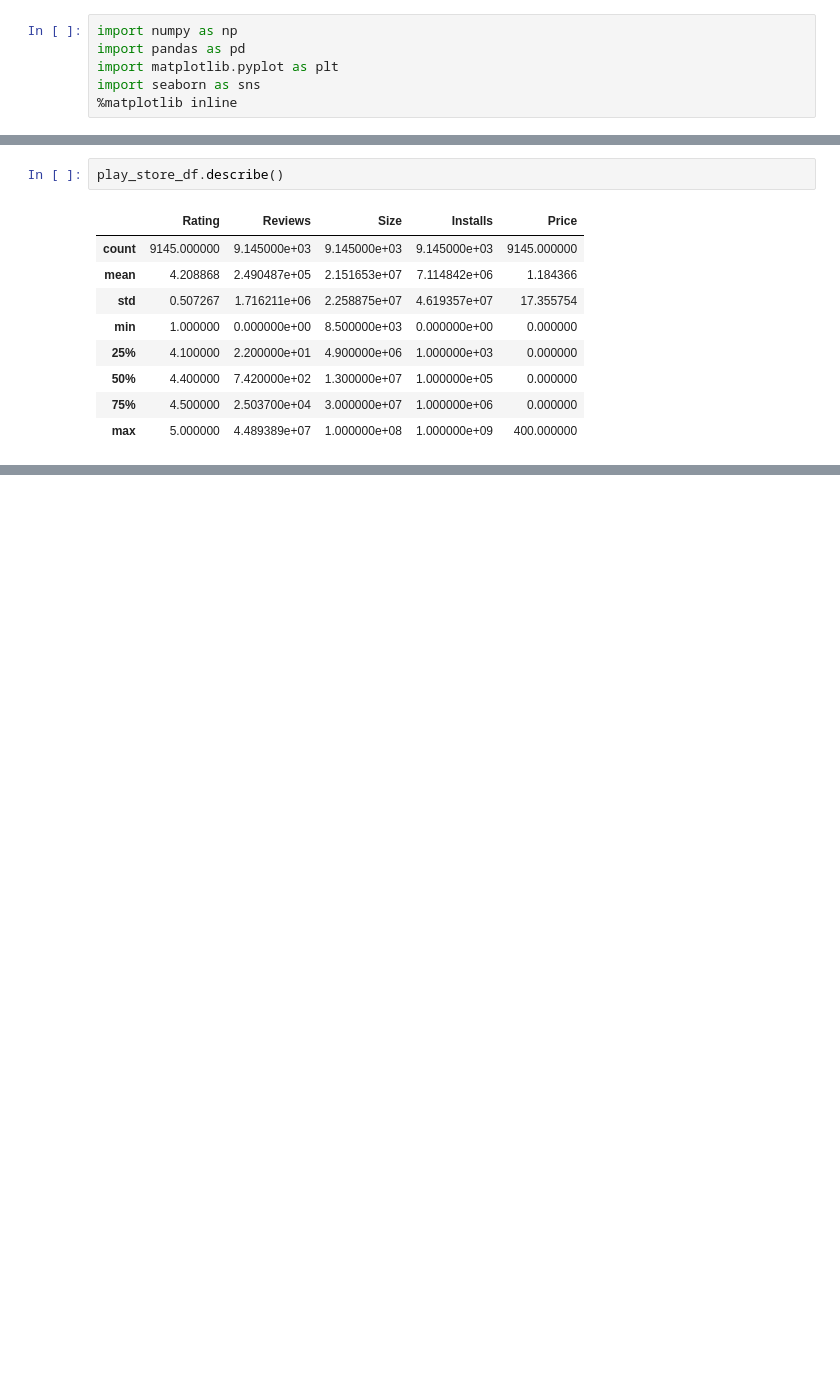
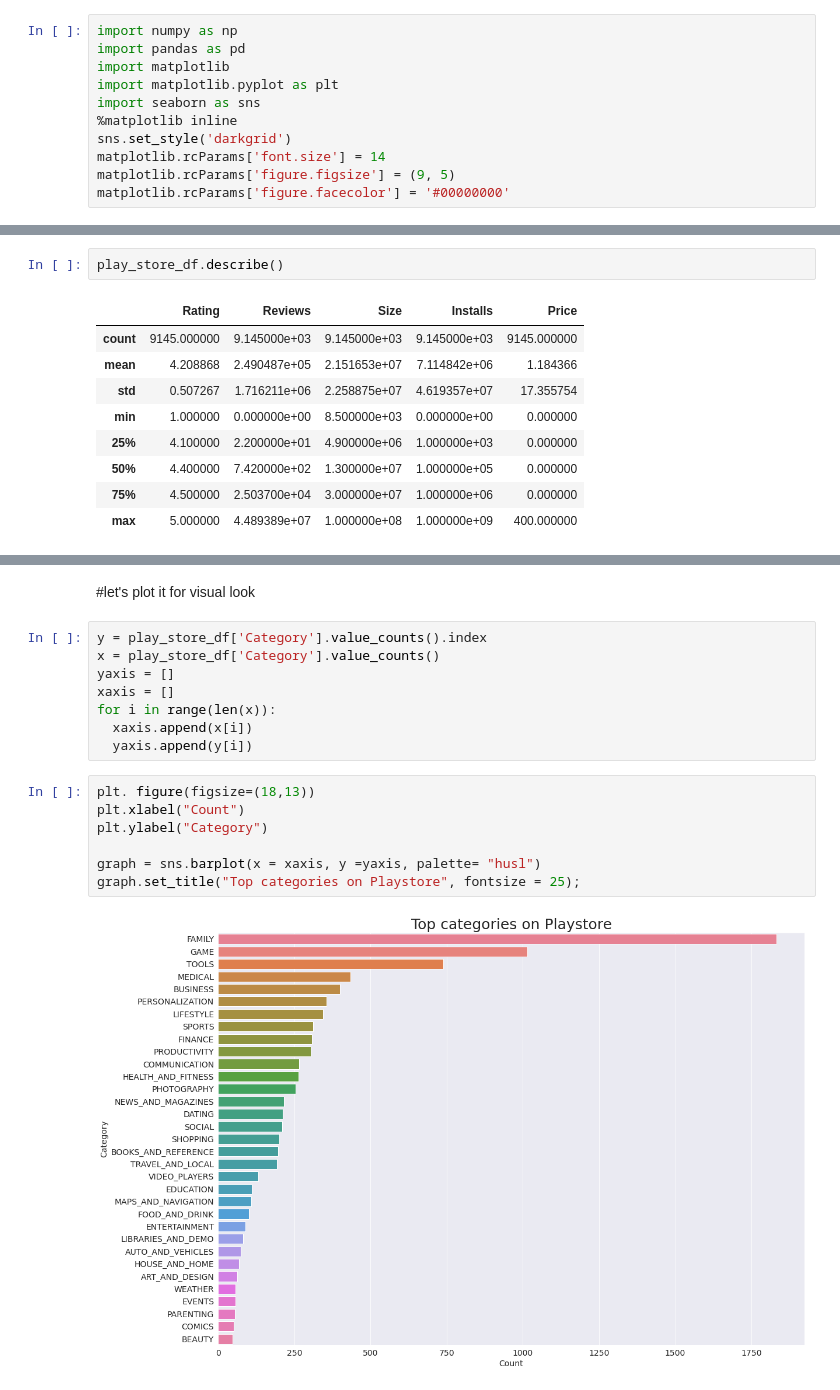
Before and after one commit to pdpranavkumar/Machine-Learning-Models, a Jupyter notebook: Play_Store_App_Review_Analysis_Pranav_Dhabale_Capstone_Project.ipynb, the cells around one changed output, grey strips where cells are left out. Saved outputs shown, nothing was run; the diff lists cells and outputs as text; blank space fills up the shorter version.

```diff
--- a/Play_Store_App_Review_Analysis_Pranav_Dhabale_Capstone_Project.ipynb
+++ b/Play_Store_App_Review_Analysis_Pranav_Dhabale_Capstone_Project.ipynb
@@ -11,9 +11,14 @@
 # %%
 import numpy as np
 import pandas as pd
+import matplotlib
 import matplotlib.pyplot as plt
 import seaborn as sns
 %matplotlib inline
+sns.set_style('darkgrid')
+matplotlib.rcParams['font.size'] = 14
+matplotlib.rcParams['figure.figsize'] = (9, 5)
+matplotlib.rcParams['figure.facecolor'] = '#00000000'
 # %% [markdown]
 #First we have to mount the data  store.
 # %%
@@ -413,0 +461,19 @@ play_store_df.describe()
+# %% [markdown]
+#let's plot it for visual look
+# %%
+y = play_store_df['Category'].value_counts().index
+x = play_store_df['Category'].value_counts()
+yaxis = []
+xaxis = []
+for i in range(len(x)):
+  xaxis.append(x[i])
+  yaxis.append(y[i])
+# %%
+plt. figure(figsize=(18,13))
+plt.xlabel("Count")
+plt.ylabel("Category")
+
+graph = sns.barplot(x = xaxis, y =yaxis, palette= "husl")
+graph.set_title("Top categories on Playstore", fontsize = 25);
+# %% [output]
+[figure, added]
```
Also changed, not shown: parts of 7 cells of this notebook.
